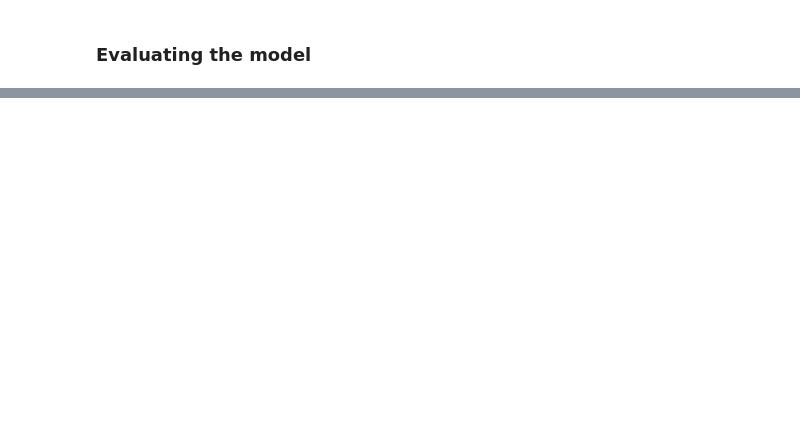
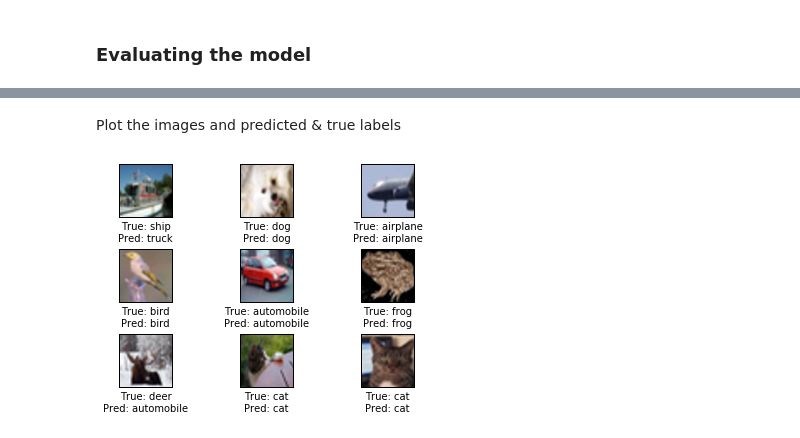
Before and after one commit to woozch/POSTECH_CV_Tutorials, a Jupyter notebook: 002_image_classification/image_classification.ipynb, the cells around one changed output, grey strips where cells are left out. Cells and saved outputs as stored; diff of their text form; code cells hidden in the pictures; blank space fills up the shorter version.

```diff
--- a/002_image_classification/image_classification.ipynb
+++ b/002_image_classification/image_classification.ipynb
@@ -77,40 +89,32 @@ def build_model(images, batch_size):
     with tf.variable_scope('conv1') as scope:
         conv1 = get_conv2D_layer(images, 3, 64, 5, 1, initializer, 0.0,
                                  'relu', scope, True)
-
     # pool1
-    pool1 = tf.nn.max_pool(conv1, ksize=[1, 3, 3, 1], strides=[1, 2, 2, 1],
+    pool1 = tf.nn.max_pool(conv1, ksize=[1, 2, 2, 1], strides=[1, 2, 2, 1],
                          padding='SAME', name='pool1')
-    # norm1
-    norm1 = tf.nn.lrn(pool1, 4, bias=1.0, alpha=0.001 / 9.0, beta=0.75,
-                    name='norm1')
 
     # conv2
     with tf.variable_scope('conv2') as scope:
-        conv2 = get_conv2D_layer(norm1, 64, 64, 5, 1, initializer, 0.0,
+        conv2 = get_conv2D_layer(pool1, 64, 64, 5, 1, initializer, 0.0,
                                  'relu', scope, True)
-
-    # norm2
-    norm2 = tf.nn.lrn(conv2, 4, bias=1.0, alpha=0.001 / 9.0, beta=0.75,
-                    name='norm2')
     # pool2
-    pool2 = tf.nn.max_pool(norm2, ksize=[1, 3, 3, 1],
+    pool2 = tf.nn.max_pool(conv2, ksize=[1, 2, 2, 1],
                          strides=[1, 2, 2, 1], padding='SAME', name='pool2')
 
     # fc1
-    with tf.variable_scope('fc1') as scope:
-        fc1 = get_fully_connected_layer(pool2, -1, 384, initializer, 0.004, 'relu',
+    with tf.variable_scope('fc3') as scope:
+        fc3 = get_fully_connected_layer(pool2, -1, 384, initializer, 0.004, 'relu',
                                         True, batch_size, scope, True)
 
     # fc2
-    with tf.variable_scope('fc2') as scope:
-        fc2 = get_fully_connected_layer(fc1, 384, 192, initializer, 0.004, 'relu',
+    with tf.variable_scope('fc4') as scope:
+        fc4 = get_fully_connected_layer(fc3, 384, 192, initializer, 0.004, 'relu',
                                         False, -1, scope, True)
 
     # We don't apply softmax here because tf.nn.sparse_softmax_cross_entropy_with_logits
     # accepts the unscaled logits and performs the softmax internally for efficiency.
-    with tf.variable_scope('logits') as scope:
-        logits = get_fully_connected_layer(fc2, 192, loader.get_num_classes(), initializer,
+    with tf.variable_scope('fc5') as scope:
+        logits = get_fully_connected_layer(fc4, 192, loader.get_num_classes(), initializer,
                                            0.0, 'None', False, -1, scope, True)
 
     return logits
@@ -185,13 +189,14 @@ def build_accuracy(logits, labels):
     Returns:
         accuracy: Accuracy.
         correct_num: The number of corrected examples
+        pred_labels: Predicted labels by the model
     """
     pred_labels = tf.argmax(logits, axis=1)
     correct_prediction = tf.equal(pred_labels, tf.cast(labels, tf.int64))
     correct_num = tf.reduce_sum(tf.cast(correct_prediction, tf.float32))
     accuracy = tf.reduce_mean(tf.cast(correct_prediction, tf.float32))
 
-    return accuracy, correct_num
+    return accuracy, correct_num, pred_labels
 # %% [markdown]
 ### Training the model
 # %% [markdown]
@@ -375,0 +424,12 @@ Test accuracy: 71.03%
+# %% [markdown]
+Plot the images and predicted & true labels
+# %%
+sess = tf.Session()
+saver.restore(sess, save_path=checkpoint_path)
+# %%
+batch = loader.get_batch(batch_size, 'test')
+realized_prediction = sess.run([prediction], feed_dict={images:batch['images'],labels:batch['labels']})
+fig = plot_images(batch['images'][:9], batch['labels'][:9], loader.get_class_names(), realized_prediction[0][:9])
+fig.show()
+# %% [output]
+[figure, added]
```
Also changed, not shown: parts of 19 cells of this notebook, 3 other files.
